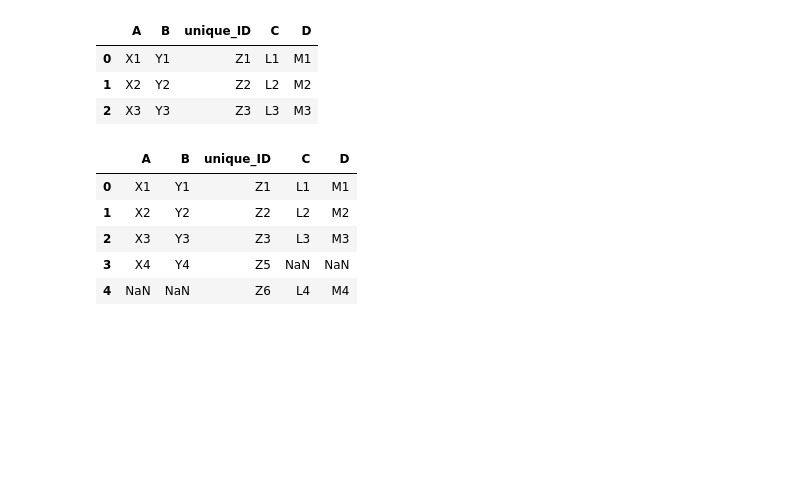
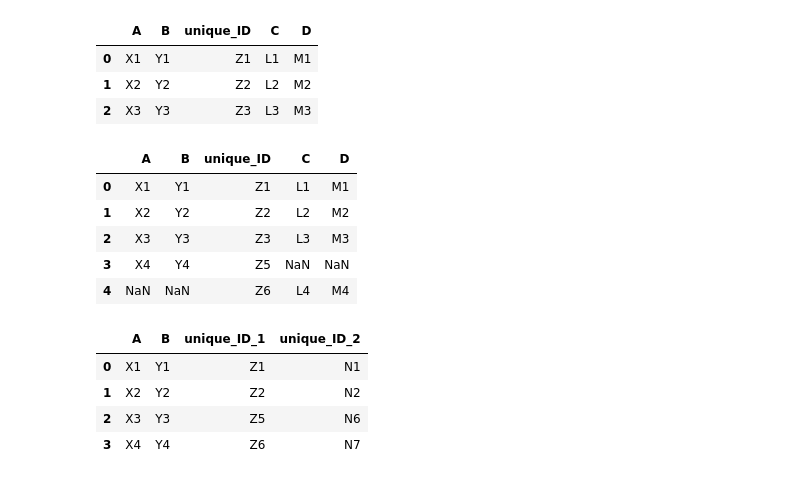
Before and after one commit to aleal4/ML_python_fundamentals, a Jupyter notebook: Python Fundamentals.ipynb, the cells around one changed output. Cells and saved outputs as stored; diff of their text form; code cells hidden in the pictures; blank space fills up the shorter version.

```diff
--- a/Python Fundamentals.ipynb
+++ b/Python Fundamentals.ipynb
@@ -754,0 +759,8 @@ test3=pd.DataFrame({'A':['X1','X2','X3','X4'],'B':['Y1','Y2','Y3','Y4'],
+# %%
+test3
+# %% [output]
+|  | A | B | unique_ID_1 | unique_ID_2 |
+| 0 | X1 | Y1 | Z1 | N1 |
+| 1 | X2 | Y2 | Z2 | N2 |
+| 2 | X3 | Y3 | Z5 | N6 |
+| 3 | X4 | Y4 | Z6 | N7 |
```
Also changed, not shown: parts of 9 cells of this notebook.
